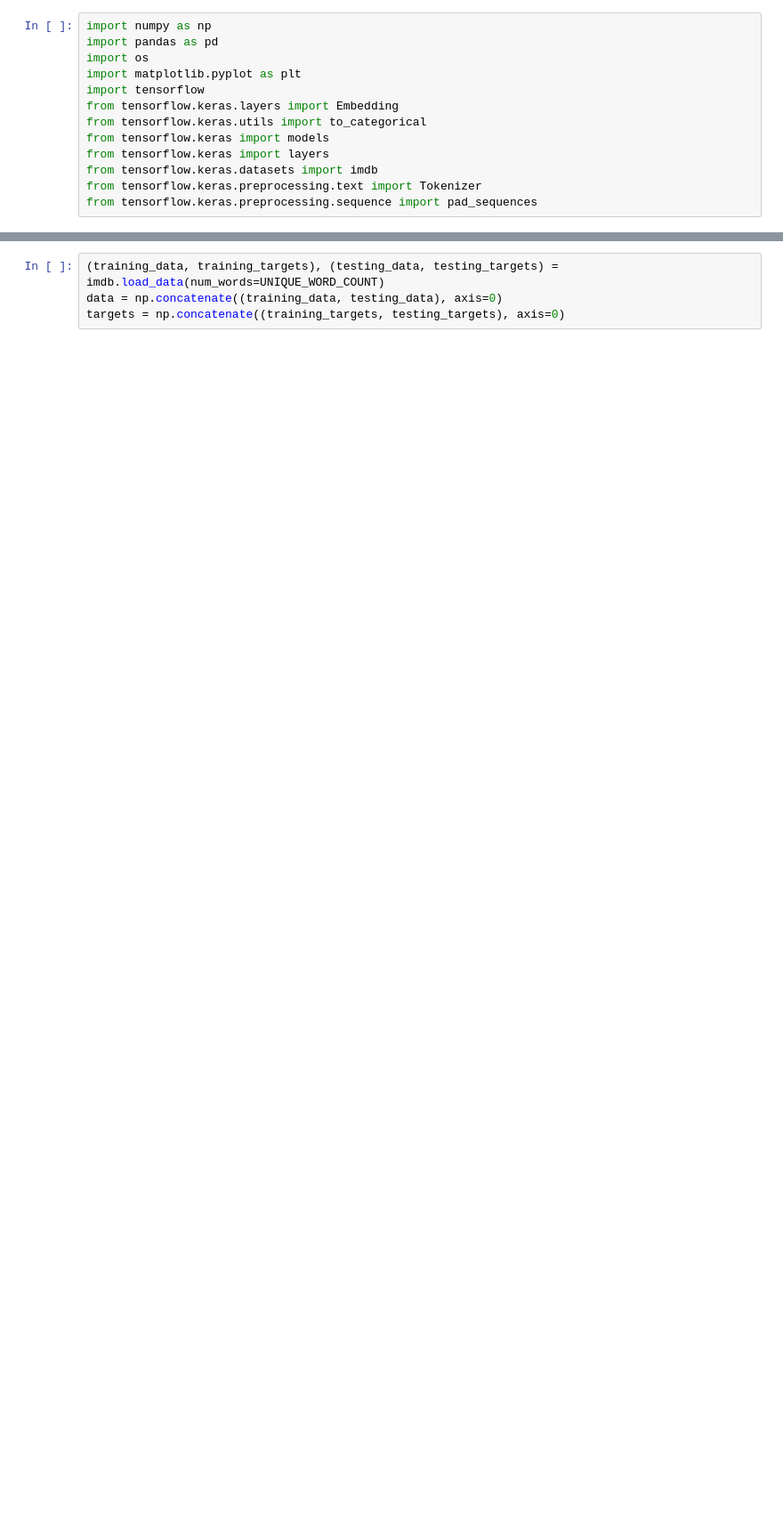
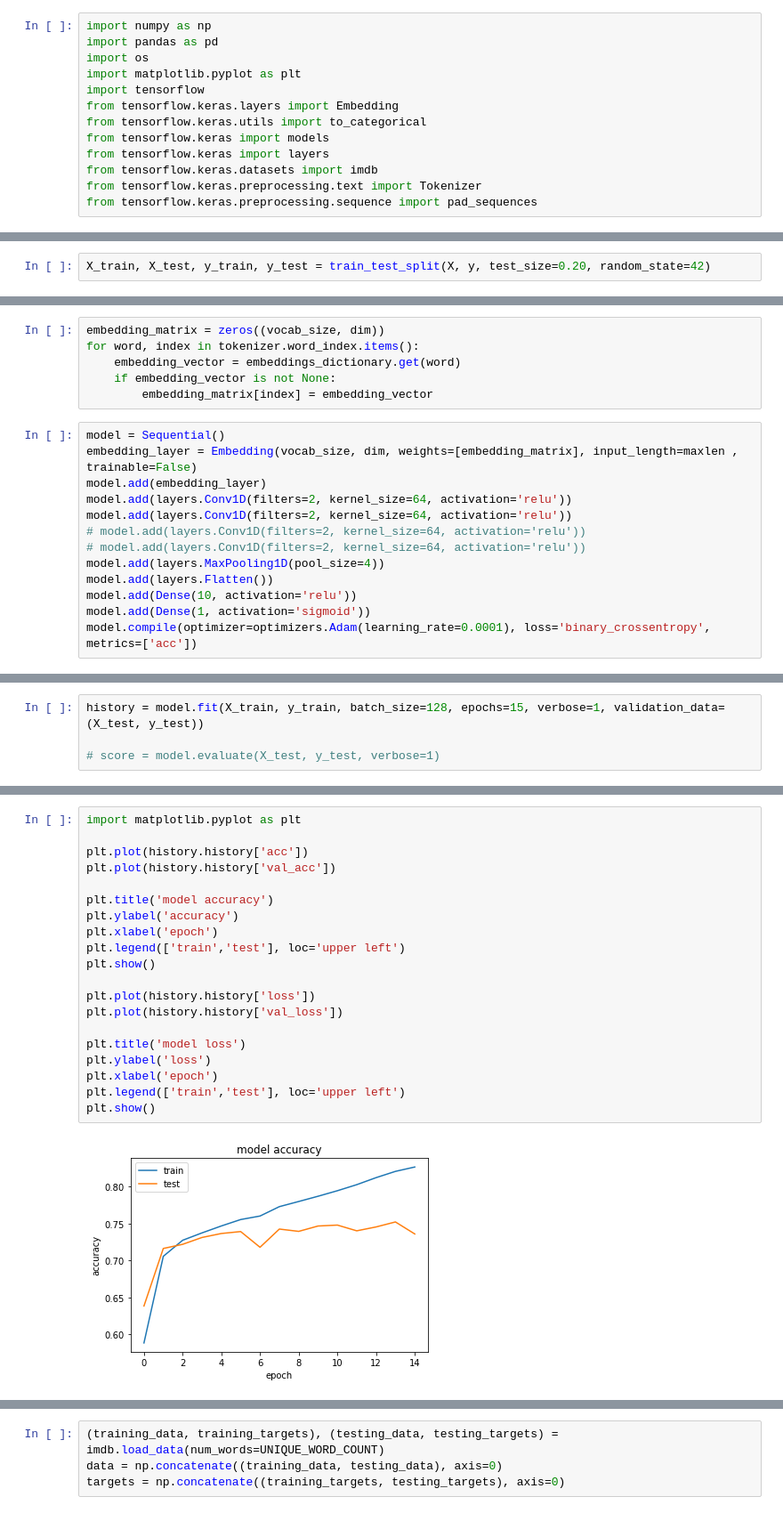
Before and after one commit to aseem09/Sentiment-Analysis, a Jupyter notebook: CNN.ipynb, the cells around one changed output, grey strips where cells are left out. Shown at 89% size. Saved outputs shown, nothing was run; the diff lists cells and outputs as text; blank space fills up the shorter version.

```diff
--- a/CNN.ipynb
+++ b/CNN.ipynb
@@ -13,0 +99,2 @@ from tensorflow.keras.preprocessing.sequence import pad_sequences
+# %%
+X_train, X_test, y_train, y_test = train_test_split(X, y, test_size=0.20, random_state=42)
@@ -13,0 +131,19 @@ from tensorflow.keras.preprocessing.sequence import pad_sequences
+# %%
+embedding_matrix = zeros((vocab_size, dim))
+for word, index in tokenizer.word_index.items():
+    embedding_vector = embeddings_dictionary.get(word)
+    if embedding_vector is not None:
+        embedding_matrix[index] = embedding_vector
+# %%
+model = Sequential()
+embedding_layer = Embedding(vocab_size, dim, weights=[embedding_matrix], input_length=maxlen , trainable=False)
+model.add(embedding_layer)
+model.add(layers.Conv1D(filters=2, kernel_size=64, activation='relu'))
+model.add(layers.Conv1D(filters=2, kernel_size=64, activation='relu'))
+# model.add(layers.Conv1D(filters=2, kernel_size=64, activation='relu'))
+# model.add(layers.Conv1D(filters=2, kernel_size=64, activation='relu'))
+model.add(layers.MaxPooling1D(pool_size=4))
+model.add(layers.Flatten())
+model.add(Dense(10, activation='relu'))
+model.add(Dense(1, activation='sigmoid'))
+model.compile(optimizer=optimizers.Adam(learning_rate=0.0001), loss='binary_crossentropy', metrics=['acc'])
@@ -13,0 +152,4 @@ from tensorflow.keras.preprocessing.sequence import pad_sequences
+# %%
+history = model.fit(X_train, y_train, batch_size=128, epochs=15, verbose=1, validation_data=(X_test, y_test))
+
+# score = model.evaluate(X_test, y_test, verbose=1)
@@ -13,0 +162,22 @@ from tensorflow.keras.preprocessing.sequence import pad_sequences
+# %%
+import matplotlib.pyplot as plt
+
+plt.plot(history.history['acc'])
+plt.plot(history.history['val_acc'])
+
+plt.title('model accuracy')
+plt.ylabel('accuracy')
+plt.xlabel('epoch')
+plt.legend(['train','test'], loc='upper left')
+plt.show()
+
+plt.plot(history.history['loss'])
+plt.plot(history.history['val_loss'])
+
+plt.title('model loss')
+plt.ylabel('loss')
+plt.xlabel('epoch')
+plt.legend(['train','test'], loc='upper left')
+plt.show()
+# %% [output]
+[figure, added]
```
Also changed, not shown: parts of 26 cells of this notebook.
